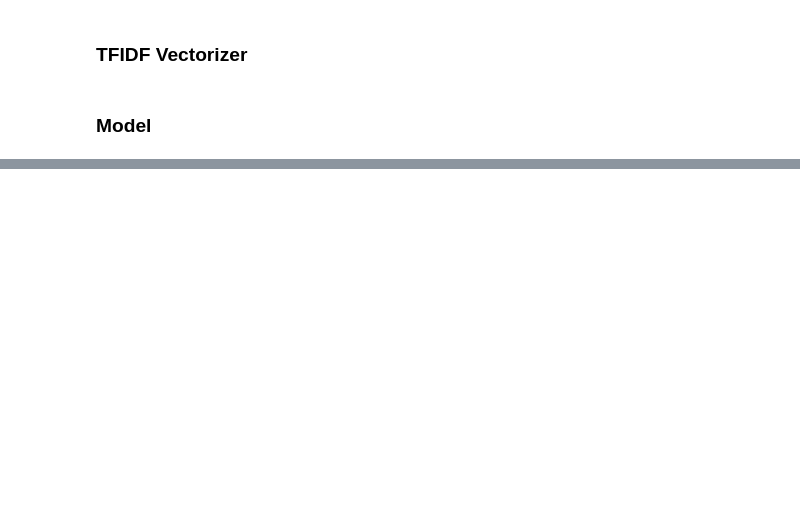
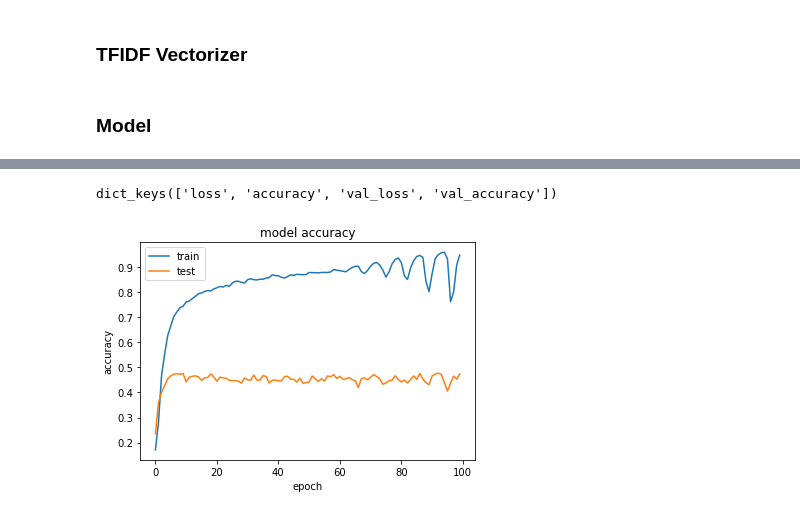
Before and after one commit to shaunwang1350/MyersBriggsMLProject, a Jupyter notebook: Notebooks/Features & Models/Neural_Net_Model.ipynb, the cells around one changed output, grey strips where cells are left out. Saved outputs shown, nothing was run; the diff lists cells and outputs as text; code cells hidden in the pictures; blank space fills up the shorter version.

Commit message:
Random Forest Oversampling and NN Model Update

```diff
--- a/Notebooks/Features & Models/Neural_Net_Model.ipynb
+++ b/Notebooks/Features & Models/Neural_Net_Model.ipynb
@@ -58,4 +64,6 @@ X_train
 # %%
+from tensorflow.keras.callbacks import EarlyStopping
+from tensorflow.keras.callbacks import ModelCheckpoint
 # Define the model - deep neural net
 number_input_features = 17000
 hidden_nodes_layer1 =  24
@@ -65,12 +73,13 @@ nn = tf.keras.models.Sequential()
 
 # First hidden layer
 nn.add(
-    tf.keras.layers.Dense(units=hidden_nodes_layer1, input_dim=number_input_features, activation="relu")
+    tf.keras.layers.Dense(units=hidden_nodes_layer1, input_dim=number_input_features,
+                          kernel_constraint=max_norm(3), bias_constraint=max_norm(3), activation="relu")
 )
 
 # Second hidden layer
-nn.add(tf.keras.layers.Dense(units=hidden_nodes_layer2, activation="relu"))
-
+nn.add(tf.keras.layers.Dense(units=hidden_nodes_layer2,
+                             kernel_constraint=max_norm(3), bias_constraint=max_norm(3), activation="relu"))
 
 # Output layer
 nn.add(tf.keras.layers.Dense(units=16, activation="softmax"))
@@ -78,10 +87,15 @@ nn.add(tf.keras.layers.Dense(units=16, activation="softmax"))
 # Compile the Sequential model together and customize metrics
 nn.compile(loss="categorical_crossentropy", optimizer="adam", metrics=["accuracy"])
 
+# simple early stopping
+es = EarlyStopping(monitor='val_loss', mode='min', verbose=1, patience=200)
+mc = ModelCheckpoint('best_model.h5', monitor='val_accuracy', mode='max', verbose=1, save_best_only=True)
+
 # Train the model
-fit_model = nn.fit(X_train, y_train_categorical, epochs=50)
+fit_model = nn.fit(X_train, y_train_categorical, callbacks = [es, mc], validation_split=0.33, epochs=100, batch_size=10)
 
 # Evaluate the model using the test data
-model_loss, model_accuracy = nn.evaluate(X_test,y_test_categorical,verbose=2)
-print(f"Loss: {model_loss}, Accuracy: {model_accuracy}")
+_, train_acc = fit_model(X_train, y_train_categorical, verbose=0)
+_, test_acc = fit_model(X_test, y_test_categorical, verbose=0)
+print('Train: %.3f, Test: %.3f' % (train_acc, test_acc))
 # %% [output]
@@ -104,0 +120,18 @@ Loss: 3.9197428647468255, Accuracy: 0.5071461796760559
+# %%
+# summarize history for accuracy
+print(fit_model.history.keys())
+# %% [output]
+dict_keys(['loss', 'accuracy', 'val_loss', 'val_accuracy'])
+# %%
+import matplotlib
+import matplotlib.pyplot as plt
+# summarize model accuracy
+plt.plot(fit_model.history['accuracy'])
+plt.plot(fit_model.history['val_accuracy'])
+plt.title('model accuracy')
+plt.ylabel('accuracy')
+plt.xlabel('epoch')
+plt.legend(['train', 'test'], loc='upper left')
+plt.show()
+# %% [output]
+[figure, added]
```
Also changed, not shown: parts of 4 cells of this notebook, 35 other files.
